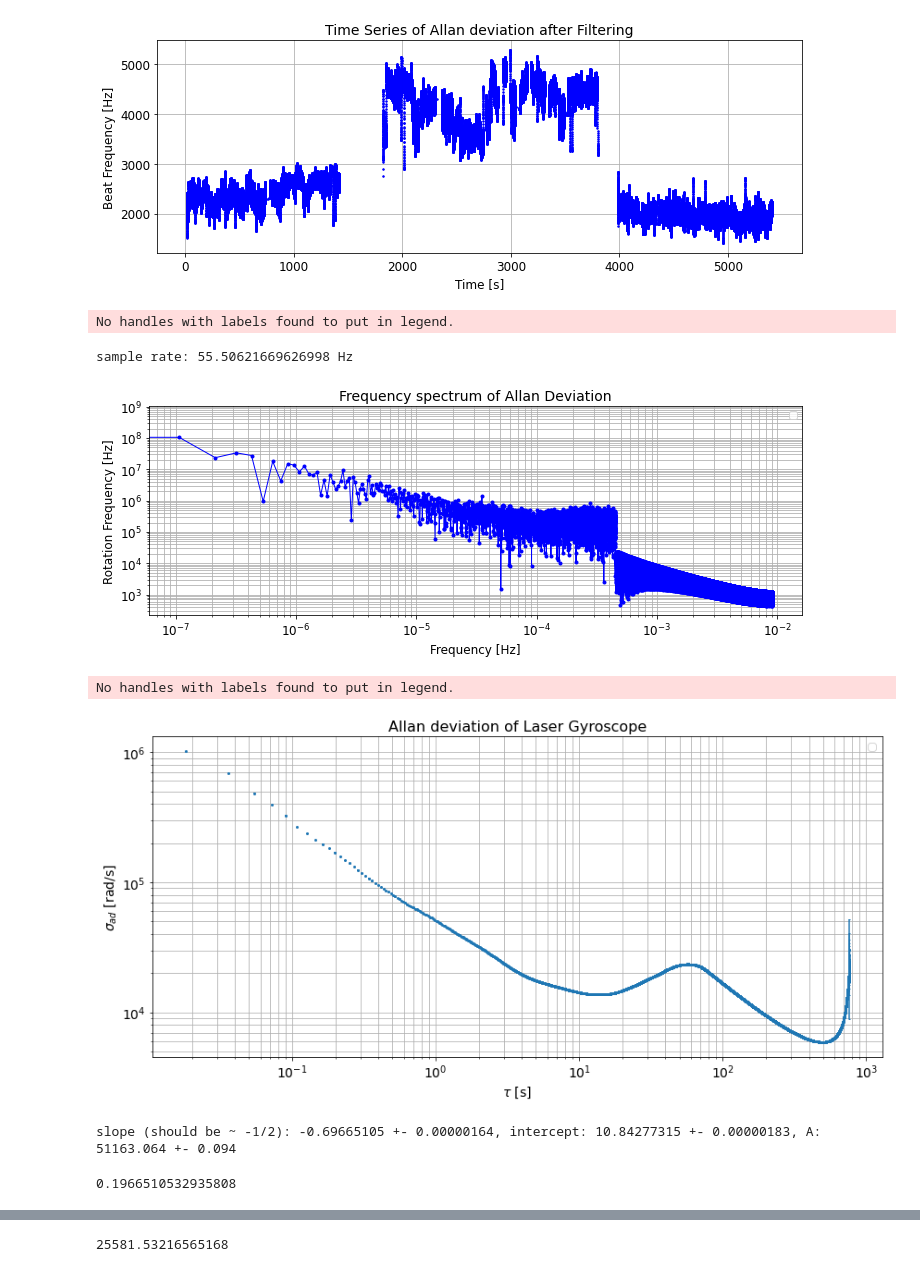
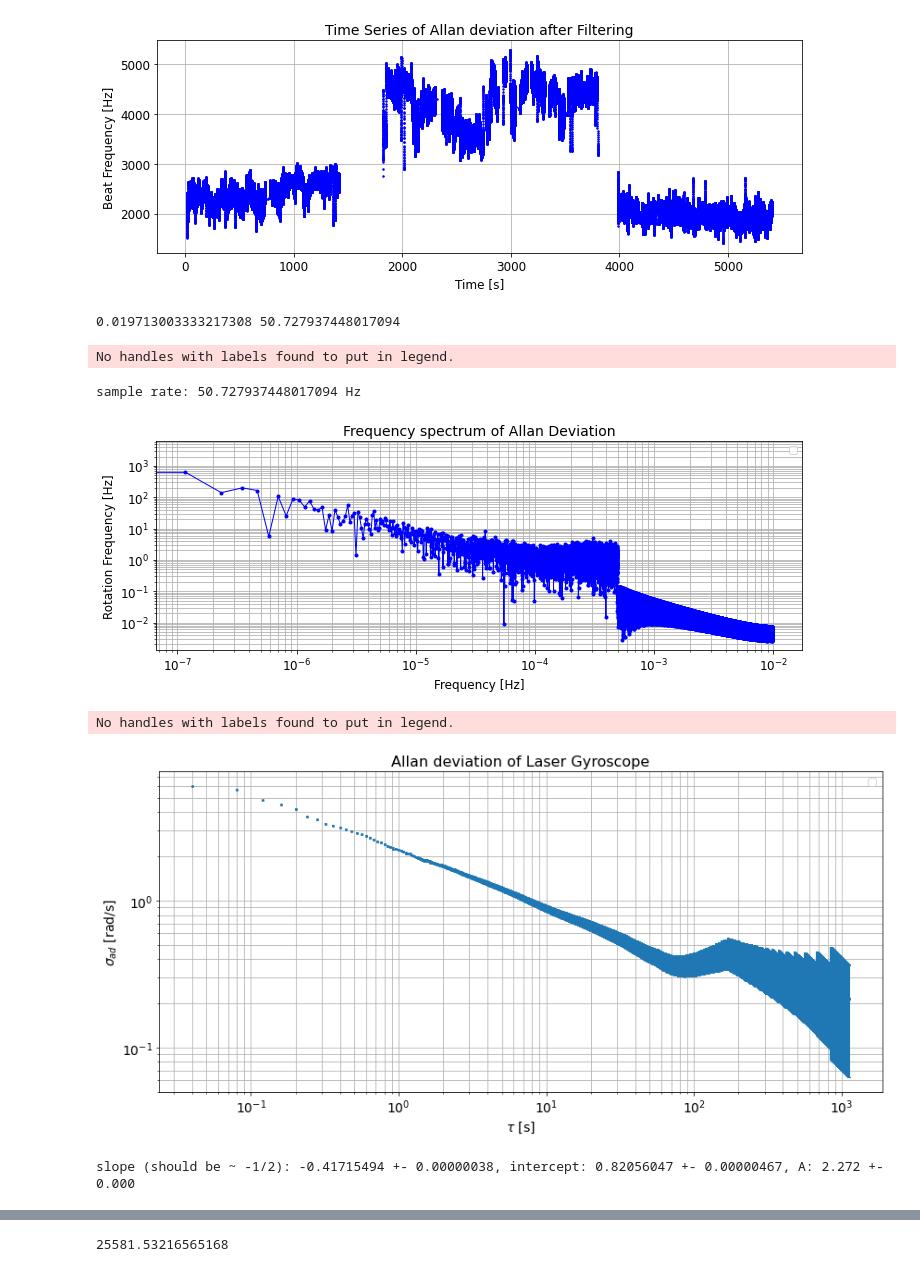
Before and after one commit to tesla1900/advanced-lab-course, a Jupyter notebook: laser_gyroscope/allan_dev_analysis.ipynb, the cells around one changed output, grey strips where cells are left out. Drawn from its saved outputs; the diff is of its cells as text; code cells hidden in the pictures.

Commit message:
WIP allan deviation

```diff
--- a/laser_gyroscope/allan_dev_analysis.ipynb
+++ b/laser_gyroscope/allan_dev_analysis.ipynb
@@ -136,6 +136,14 @@ ax.grid()
 plt.savefig(os.path.join(figure_path, "allan_ts_filt.png"), dpi=300)
 # %% [output]
 [figure]
+# %%
+# sampling rate
+dt = (time[-1] - time[0]) / len(time)
+# dfreq = 1 / dt
+# print("sample rate: {0} Hz".format(dfreq))
+print(dt, 1 / dt)
+# %% [output]
+0.019713003333217308 50.727937448017094
 # %%
 # perform fft on the filtered data
 # determine allan deviation
@@ -143,14 +151,14 @@ plt.savefig(os.path.join(figure_path, "allan_ts_filt.png"), dpi=300)
 from scipy.fft import fft, fftfreq
 
 # sampling rate
-dt = time[1] - time[0]
+dt = (time[-1] - time[0]) / len(time)
 dfreq = 1 / dt
 print("sample rate: {0} Hz".format(dfreq))
 
 
 N = len(freq_filted)
 
-y_fft = np.abs(fft(freq_filted))[:N//2]
+y_fft = np.abs(fft(freq_filted, norm="forward"))[:N//2]
 freq_fft = fftfreq(N, dfreq)[:N//2]
 
 fig, ax = plt.subplots(figsize=(10,4), tight_layout=True)
@@ -168,42 +176,42 @@ ax.tick_params(axis='both', which='minor', labelsize=12)
 plt.savefig(os.path.join(figure_path, "allan_fs.png"), dpi=300)
 # %% [output]
 No handles with labels found to put in legend.
-sample rate: 55.50621669626998 Hz
+sample rate: 50.727937448017094 Hz
-[figure, old version]
+[figure, new version]
 # %%
 
 
 # get allan deviation
-(t2, ad, ade, adn) = allantools.oadev(y_fft, rate=dfreq, data_type="freq", taus=time_filted_v1)
+(t2, ad, ade, adn) = allantools.adev(y_fft, rate=25, data_type="freq", taus=time_filted_v1)
 
 fig, ax = plt.subplots(figsize=(12,6), tight_layout=True)
 ax.errorbar(t2, ad, yerr=ade, marker="o", ls="", ms=2.0, capsize=1.0)   # the data
 # ax.plot(t2, ad_thr, color="r", zorder=3, label = r'Fit, $\mathcal{{A}} = {0:.3f} \pm {1:.3f}$'.format(np.exp(logA), A_err))
 # ax.plot(t2, ad_thr, color="r", zorder=3, label = r"Fit: $ {2:.8f} \tau + \log({0:.3f})$".format(np.exp(logA), A_err, slope, slope_err))
 
 ax.set_xlabel(r"$\tau$ [s]", fontsize=14)
 ax.set_ylabel(r"$\sigma_{{ad}}$ [rad/s]", fontsize=14)
 ax.set_title("Allan deviation of Laser Gyroscope", fontsize=16)
 
 ax.set_xscale("log")
 ax.set_yscale("log")
 
 ax.legend(prop={"size":14}, borderpad=0.3)
 ax.grid(which='both')
 
 ax.tick_params(axis='both', which='major', labelsize=14)
 ax.tick_params(axis='both', which='minor', labelsize=14)
 
 # plt.savefig(os.path.join(figure_path, "allan.png"), dpi=300)
 
 # # shot-noise
 # tau_shotnoise = cutoff
 # print("Shot-noise limitation: {0} s".format(tau_shotnoise))
 # %% [output]
 No handles with labels found to put in legend.
-[figure, old version]
+[figure, new version]
 # %%
-cutoff = 4
+cutoff = 90
 
 # ad_cutoff = ad[(t2 > 4e-1) & (t2 < 1.2)]
 # t2_cutoff = t2[(t2 > 4e-1) & (t2 < 1.2)]
@@ -228,11 +236,7 @@ A_err = np.exp(logA) * logA_err
 print("slope (should be ~ -1/2): {0:.8f} +- {3:.8f}, intercept: {1:.8f} +- {4:.8f}, A: {2:.3f} +- {5:.3f}".format(slope, logA, np.exp(logA), slope_err, logA_err, A_err))
 ad_thr = np.exp(logA) * t2**slope
 # %% [output]
-slope (should be ~ -1/2): -0.69665105 +- 0.00000164, intercept: 10.84277315 +- 0.00000183, A: 51163.064 +- 0.094
+slope (should be ~ -1/2): -0.41715494 +- 0.00000038, intercept: 0.82056047 +- 0.00000467, A: 2.272 +- 0.000
-# %%
-print(np.abs(slope - -0.5))
-# %% [output]
-0.1966510532935808
 # %%
 fig, ax = plt.subplots(figsize=(12,6), tight_layout=True)
 ax.errorbar(t2, ad, yerr=ade, marker="o", ls="", ms=2.0, capsize=1.0)   # the data
```
Also changed, not shown: parts of 3 cells of this notebook, 3 other files.
